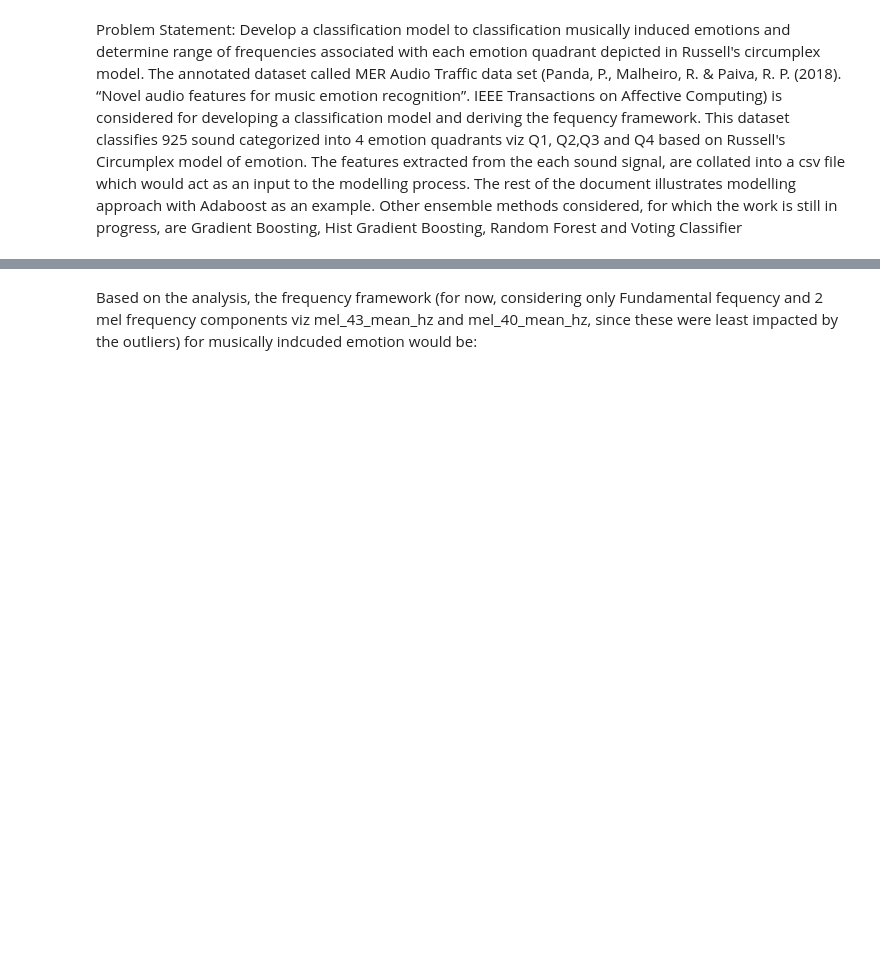
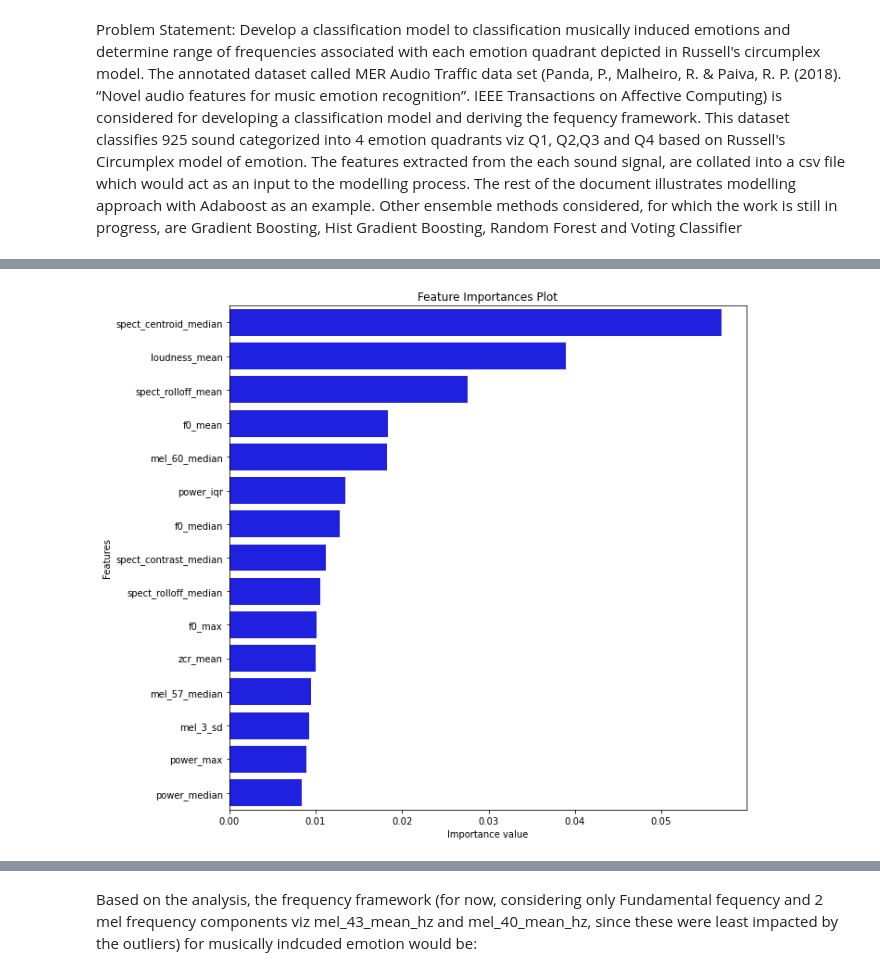
Before and after one commit to vinurajd/MER_Phd_Thesis, a Jupyter notebook: DS_1_Analysis-Adaboost-4 classes.ipynb, the cells around one changed output, grey strips where cells are left out. Saved outputs shown, nothing was run; the diff lists cells and outputs as text; code cells hidden in the pictures; blank space fills up the shorter version.

```diff
--- a/DS_1_Analysis-Adaboost-4 classes.ipynb
+++ b/DS_1_Analysis-Adaboost-4 classes.ipynb
@@ -770,0 +587,8 @@ plt.show()
+# %%
+# Get Feature importances
+feat_imp = ab_clf.feature_importances_
+col_names = X_train.columns
+feat_imp_df = pd.DataFrame({"feature_names": list(col_names),
+                          'feature_imp':list(feat_imp)})
+feat_imp_df.sort_values(by='feature_imp', ascending=False, inplace=True)
+print(feat_imp_df)
@@ -770,0 +610,9 @@ plt.show()
+# %%
+plt.figure(figsize=(10,10))
+sns.barplot(y='feature_names', x='feature_imp', data=feat_imp_df.iloc[:15,:], color='blue')
+plt.title("Feature Importances Plot")
+plt.ylabel("Features")
+plt.xlabel("Importance value")
+plt.show()
+# %% [output]
+[figure, added]
```
Also changed, not shown: parts of 51 cells of this notebook, 9 other files.
